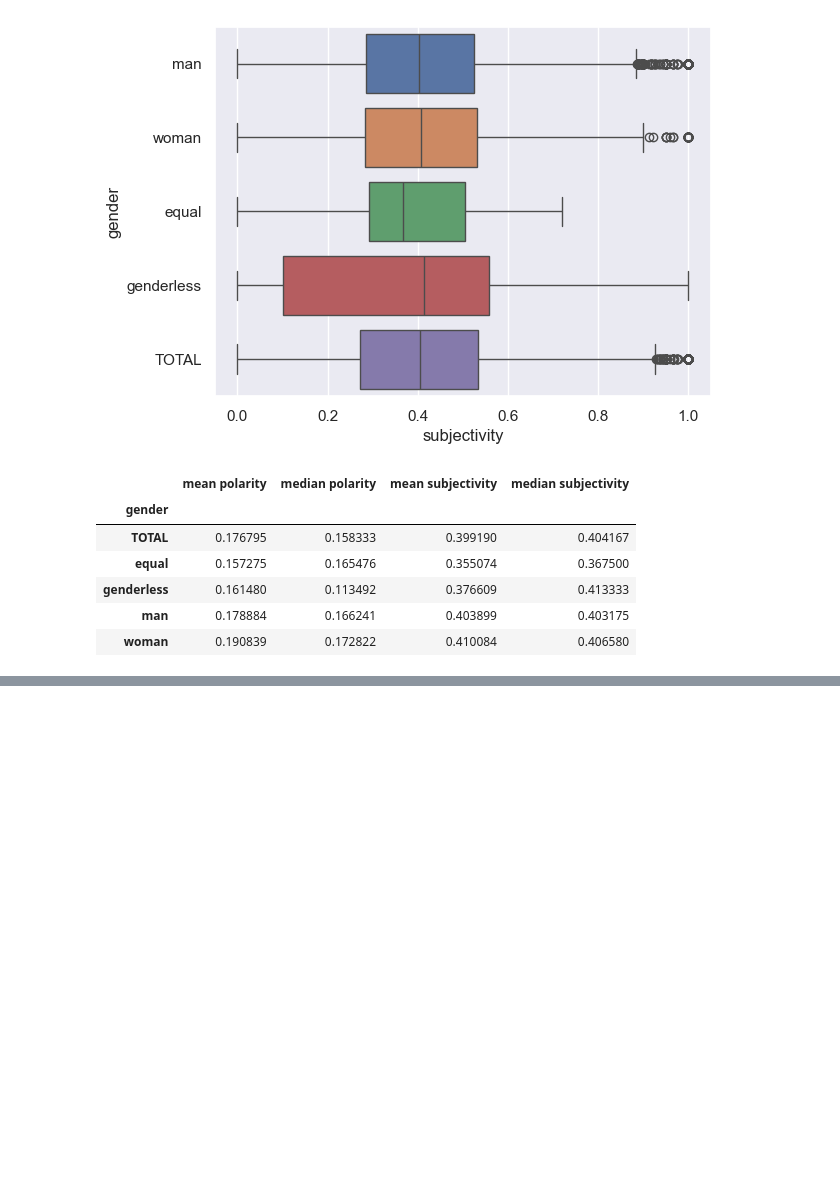
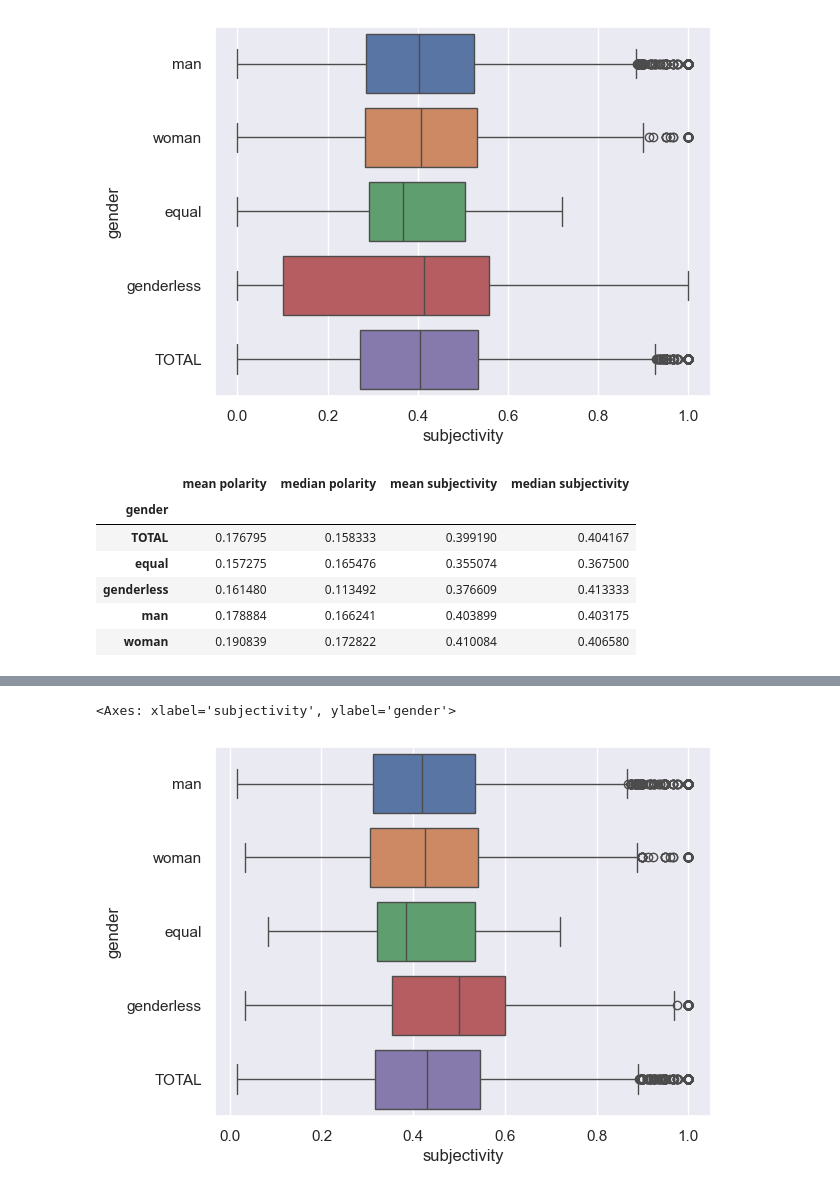
Before and after one commit to sfu-discourse-lab/ufc-women-data-collection, a Jupyter notebook: 09_visualize_sentiment.ipynb, the cells around one changed output, grey strips where cells are left out. Saved outputs shown, nothing was run; the diff lists cells and outputs as text; code cells hidden in the pictures; blank space fills up the shorter version.

```diff
--- a/09_visualize_sentiment.ipynb
+++ b/09_visualize_sentiment.ipynb
@@ -106,0 +115,5 @@ summary_df
+# %%
+sns.boxplot(data=df_positive_subjectivity, x="subjectivity", y="gender", hue="gender", legend=False)
+# %% [output]
+<Axes: xlabel='subjectivity', ylabel='gender'>
+[figure, added]
```
Also changed, not shown: parts of 4 cells of this notebook.
